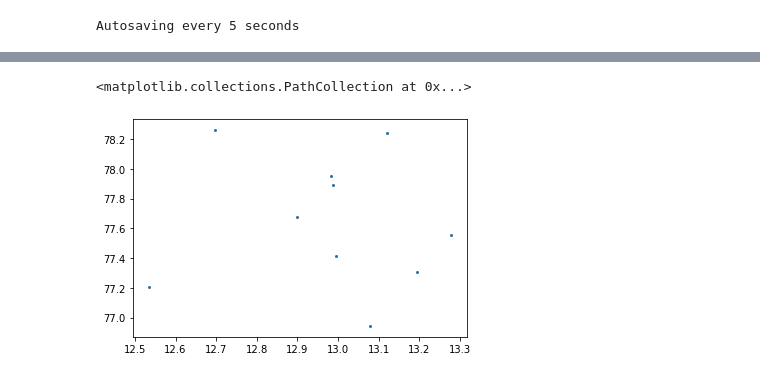
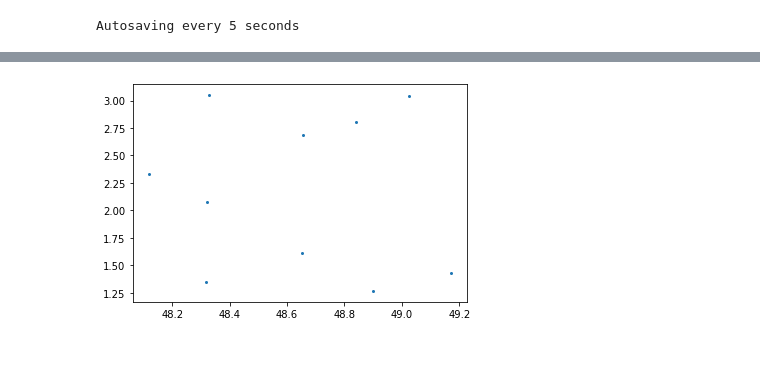
Before and after one commit to tejasvi/routero, a Jupyter notebook: prototype.ipynb, the cells around one changed output, grey strips where cells are left out. Cells and saved outputs as stored; diff of their text form; code cells hidden in the pictures.

```diff
--- a/prototype.ipynb
+++ b/prototype.ipynb
@@ -22,8 +24,8 @@ thresh = 0.4
 # %%
-lon0=12.9716
-lat0=77.5946
-# lon0=29
-# lat0=77
+# lat0=12.9716
+# lon0=77.5946
+lat0=48.8566
+lon0=2.3522
 cent=np.array([lon0, lat0])
 # %%
 rho = np.sqrt(np.abs(np.random.normal(0, 0.5, 1000)))
@@ -39,16 +41,17 @@ plt.scatter(x, y, s = 4)
 # %%
 dest = np.column_stack([x, y])
 # %%
+np.random.seed(90)
 rho = np.sqrt(np.abs(np.random.normal(0, 0.4, 10)))
 phi = np.random.uniform(0, 2*np.pi, 10)
 
-x = rho * np.cos(phi) + lon0
-y = rho * np.sin(phi) + lat0
+x = rho * np.cos(phi) + lat0
+y = rho * np.sin(phi) * 1.5 + lon0
 
 plt.scatter(x, y, s = 4)
+plt.show()
 # %% [output]
-<matplotlib.collections.PathCollection at 0x...>
-[figure, old version]
+[figure, new version]
 # %%
 src = np.column_stack([x, y])
 # %%
```
Also changed, not shown: parts of 27 cells of this notebook, 10 other files.
